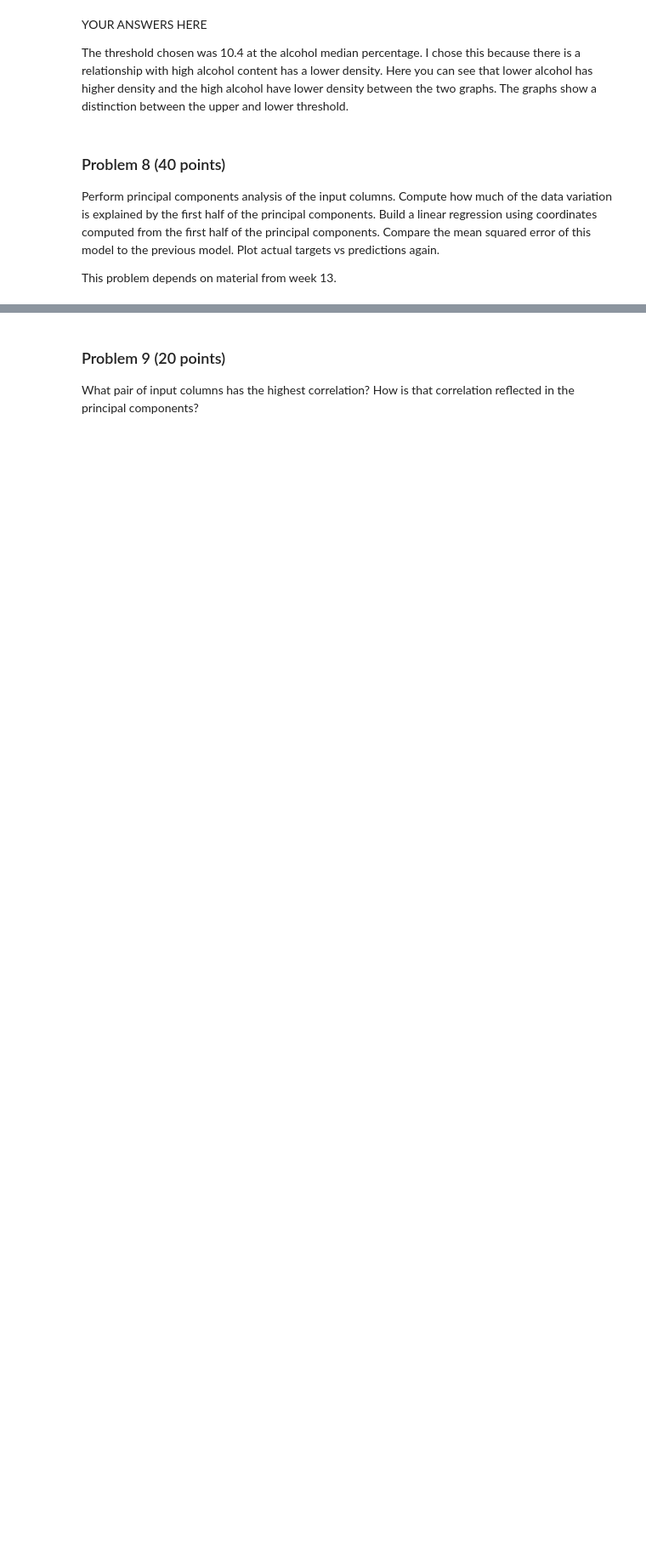
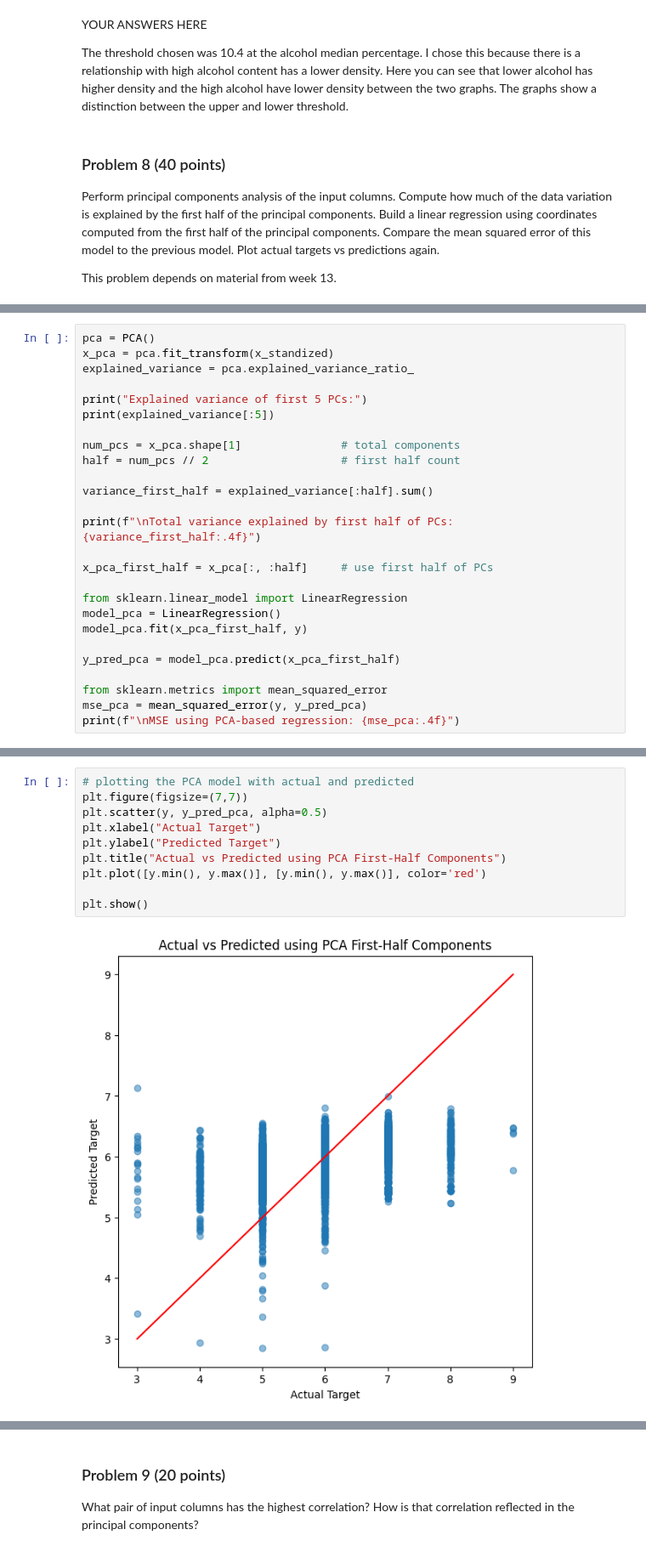
Before and after one commit to echung-3/dx601-final-project, a Jupyter notebook: project.ipynb, the cells around one changed output, grey strips where cells are left out. Shown: that part at 85% size. Drawn from its saved outputs; the diff is of its cells as text; blank space fills up the shorter version.

```diff
--- a/project.ipynb
+++ b/project.ipynb
@@ -347,0 +372,26 @@ YOUR ANSWERS HERE
+# %%
+pca = PCA()
+x_pca = pca.fit_transform(x_standized)
+explained_variance = pca.explained_variance_ratio_
+
+print("Explained variance of first 5 PCs:")
+print(explained_variance[:5])
+
+num_pcs = x_pca.shape[1]               # total components
+half = num_pcs // 2                    # first half count
+
+variance_first_half = explained_variance[:half].sum()
+
+print(f"\nTotal variance explained by first half of PCs: {variance_first_half:.4f}")
+
+x_pca_first_half = x_pca[:, :half]     # use first half of PCs
+
+from sklearn.linear_model import LinearRegression
+model_pca = LinearRegression()
+model_pca.fit(x_pca_first_half, y)
+
+y_pred_pca = model_pca.predict(x_pca_first_half)
+
+from sklearn.metrics import mean_squared_error
+mse_pca = mean_squared_error(y, y_pred_pca)
+print(f"\nMSE using PCA-based regression: {mse_pca:.4f}")
@@ -347,0 +405,12 @@ YOUR ANSWERS HERE
+# %%
+# plotting the PCA model with actual and predicted
+plt.figure(figsize=(7,7))
+plt.scatter(y, y_pred_pca, alpha=0.5)
+plt.xlabel("Actual Target")
+plt.ylabel("Predicted Target")
+plt.title("Actual vs Predicted using PCA First-Half Components")
+plt.plot([y.min(), y.max()], [y.min(), y.max()], color='red')
+
+plt.show()
+# %% [output]
+[figure, added]
```
Also changed, not shown: parts of 12 cells of this notebook.
